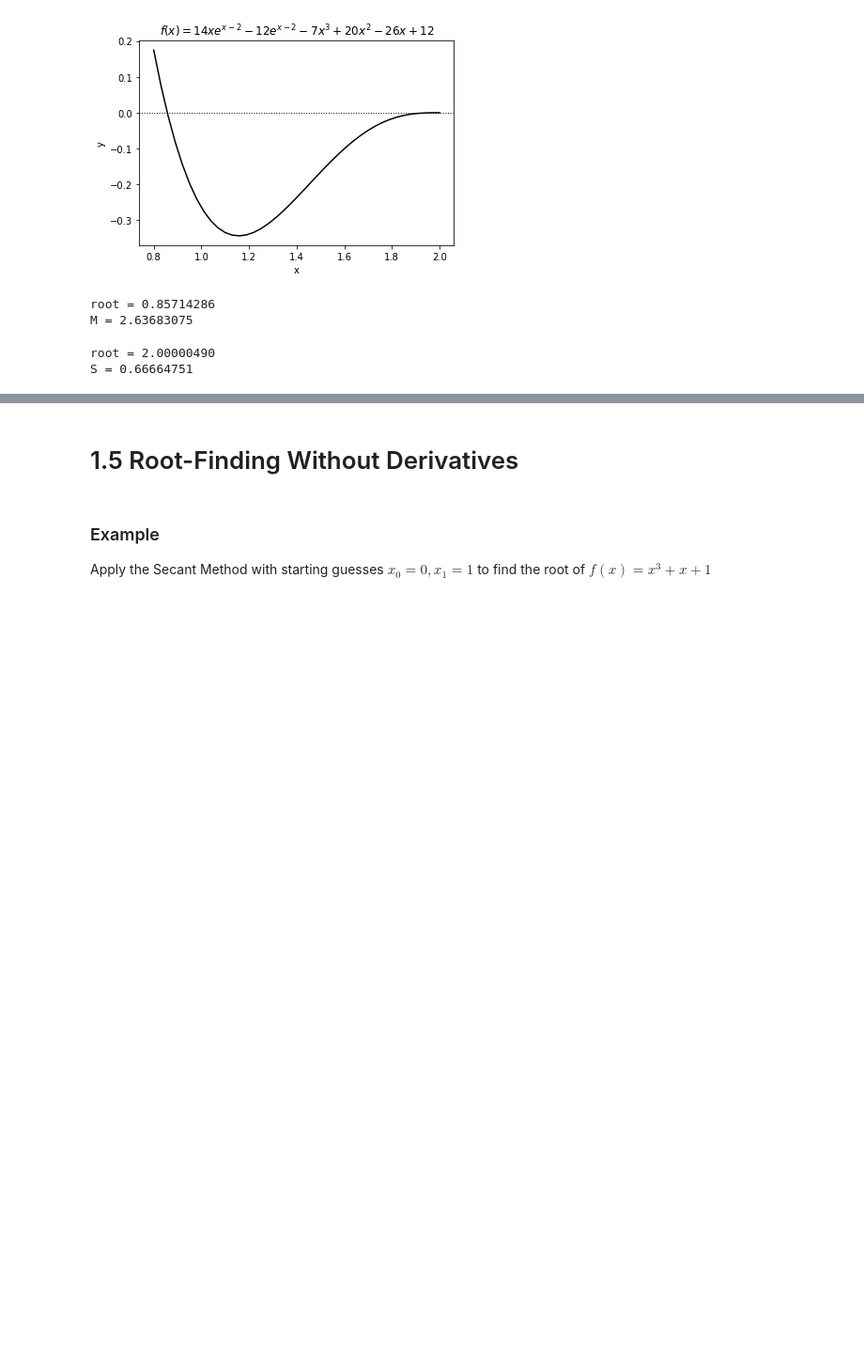
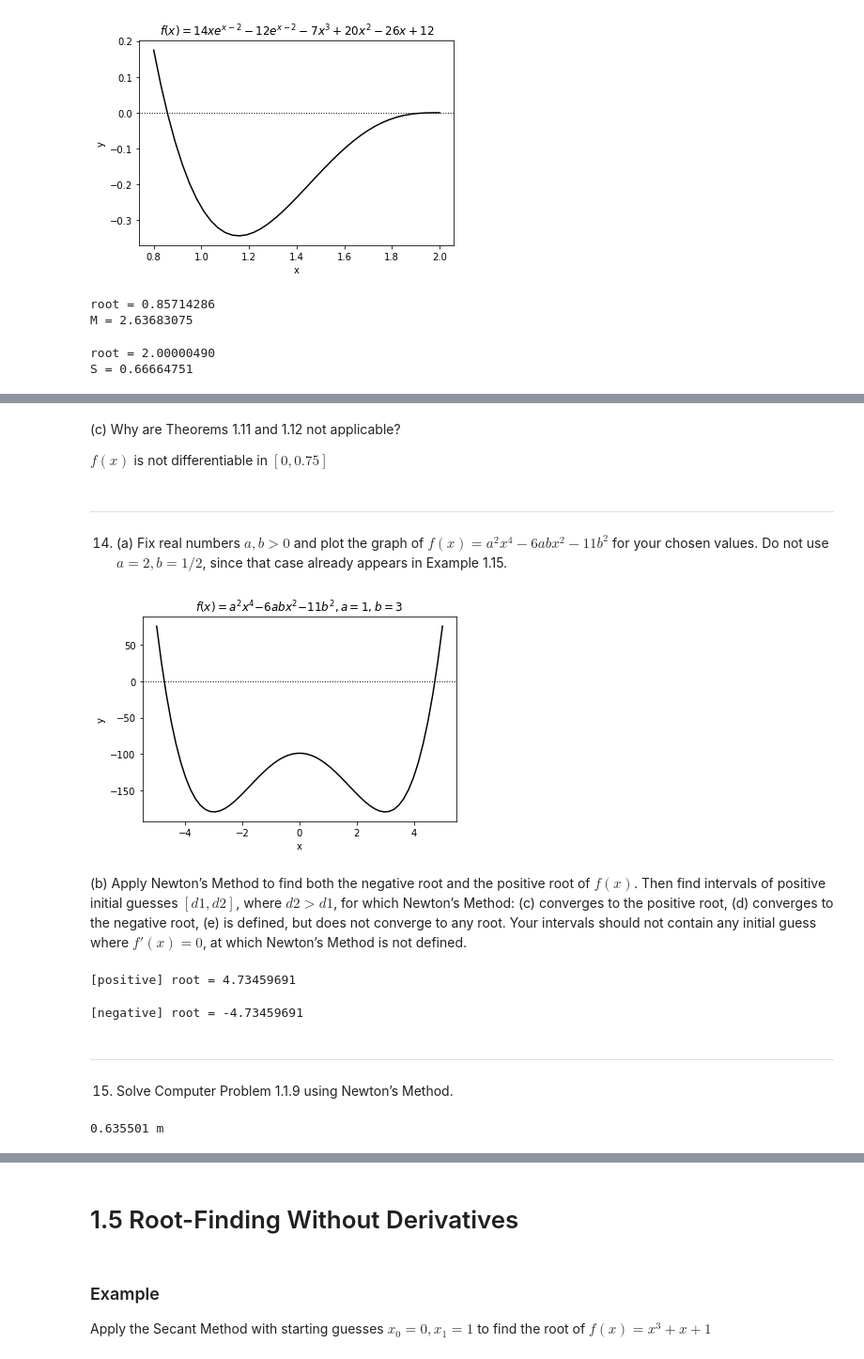
Before and after one commit to Jim00000/Numerical-Analysis, a Jupyter notebook: 1_Solving_Equations.ipynb, the cells around one changed output, grey strips where cells are left out. Shown at 94% size. Drawn from its saved outputs; the diff is of its cells as text; code cells hidden in the pictures; blank space fills up the shorter version.

```diff
--- a/1_Solving_Equations.ipynb
+++ b/1_Solving_Equations.ipynb
@@ -1552,0 +1661,38 @@ S = 0.66664751
+# %% [markdown]
+(c) Why are Theorems 1.11 and 1.12 not applicable?
+
+$f(x)$ is not differentiable in $[0, 0.75]$
+# %% [markdown]
+---
+14. (a) Fix real numbers $a,b > 0$ and plot the graph of $f(x) = a^2x^4 - 6abx^2 - 11b^2$ for your chosen values. Do not use $a = 2,b = 1/2$, since that case already appears in Example 1.15.
+# %%
+f = lambda x, a, b : np.power(a, 2) * np.power(x, 4) - 6 * a * b * np.power(x, 2) - 11 * np.power(b, 2)
+df = lambda x, a, b : 4 * np.power(a, 2) * np.power(x, 3) - 12 * a * b * x
+xpts = np.linspace(-5, 5, 60)
+ypts = f(xpts, a = 1, b = 3)
+myplot(xpts, ypts, '$f(x) = a^2x^4 − 6abx^2 − 11b^2, a = 1, b = 3$')
+# %% [output]
+[figure, added]
+# %% [markdown]
+(b) Apply Newton’s Method to find both the negative root and the positive root of $f(x)$. Then find intervals of positive initial guesses $[d1, d2]$, where $d2 > d1$, for which Newton’s Method: (c) converges to the positive root, (d) converges to the negative root, (e) is defined, but does not converge to any root. Your intervals should not contain any initial guess where $f'(x) = 0$, at which Newton’s Method is not defined.
+# %%
+root = scipy.optimize.newton(lambda x : f(x, a = 1, b = 3), 4, lambda x : df(x, a = 1, b = 3))
+print('[positive] root = {:.8f}'.format(root))
+# %% [output]
+[positive] root = 4.73459691
+# %%
+root = scipy.optimize.newton(lambda x : f(x, a = 1, b = 3), -4, lambda x : df(x, a = 1, b = 3))
+print('[negative] root = {:.8f}'.format(root))
+# %% [output]
+[negative] root = -4.73459691
+# %% [markdown]
+---
+15. Solve Computer Problem 1.1.9 using Newton’s Method.
+# %%
+f = lambda x : scipy.pi * np.power(x, 2) * (1 - x / 3) - 1
+df = lambda x : -scipy.pi * np.power(x, 2) / 3 + 2 * scipy.pi * x * (1 - x / 3)
+
+root = scipy.optimize.newton(f, 1.0, df)
+print('{:>.6f} m'.format(root))
+# %% [output]
+0.635501 m
```
Also changed, not shown: parts of 23 cells of this notebook.
